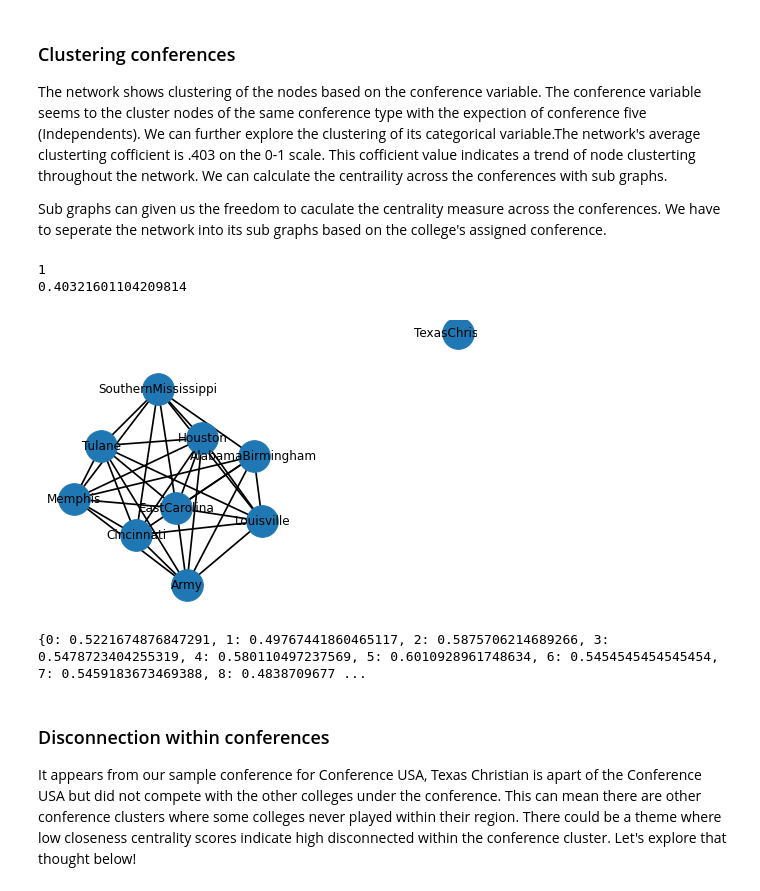
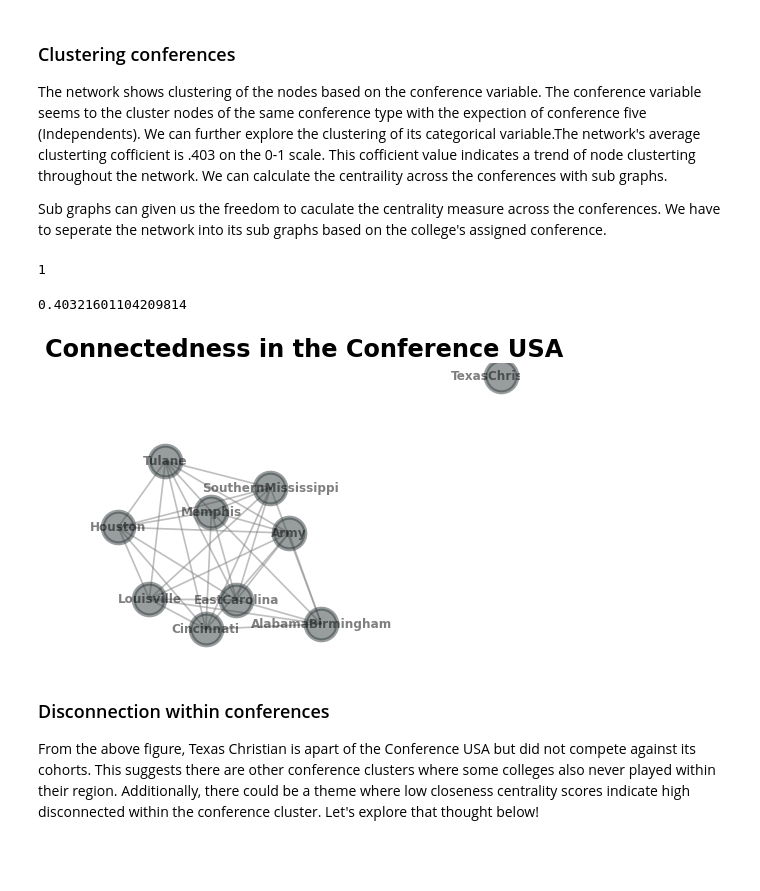
Before and after one commit to Vy4thewin/Data620_TeamVAC, a Jupyter notebook: Data620_Project 1.ipynb, the cells around one changed output. Saved outputs shown, nothing was run; the diff lists cells and outputs as text; code cells hidden in the pictures; blank space fills up the shorter version.

Commit message:
Made minor text edits and visual changes.

```diff
--- a/Data620_Project 1.ipynb
+++ b/Data620_Project 1.ipynb
@@ -180,56 +195,72 @@ df.sort_values(by=['Conference','College']).head(20)
 The network shows clustering of the nodes based on the conference variable. The conference variable seems to the cluster nodes of the same conference type with the expection of conference five (Independents). We can further explore the clustering of its categorical variable.The network's average clusterting cofficient is .403 on the 0-1 scale. This cofficient value indicates a trend of node clusterting throughout the network. We can calculate the centraility across the conferences with sub graphs.
 
 Sub graphs can given us the freedom to caculate the centrality measure across the conferences. We have to seperate the network into its sub graphs based on the college's assigned conference.
+# %%
+#Lets see if there any disconnect groups from the conferences, if groups>1 then there's a disconnect
+groups=nx.number_connected_components(teams)
+print(groups)
+# %% [output]
+1
+# %%
+#Find the average clustering coefficient of the network
+avg=nx.average_clustering(teams)
+print(avg)
+# %% [output]
+0.40321601104209814
 # %%
-#Lets see if there any disconnect groups from the conferences, if groups>1 then there's a disconnect
-groups=nx.number_connected_components(teams)
-print(groups)
-
-#Find the average clustering coefficient of the network
-avg=nx.average_clustering(teams)
-print(avg)
-
 #Creating a filtered list of nodes based on the categorical variable, Conference
 AC_list=[ n for n, d in teams.nodes(data=True) if d['value'] == 0]
 BE_list=[ n for n, d in teams.nodes(data=True) if d['value'] ==1]
 BT_list=[ n for n, d in teams.nodes(data=True) if d['value'] == 2]
 BTW_list=[ n for n, d in teams.nodes(data=True) if d['value'] == 3]
 CU_list=[ n for n, d in teams.nodes(data=True) if d['value'] == 4]
 I_list=[ n for n, d in teams.nodes(data=True) if d['value'] == 5]
 MA_list=[ n for n, d in teams.nodes(data=True) if d['value'] == 6]
 MW_list=[ n for n, d in teams.nodes(data=True) if d['value'] == 7]
 PT_list=[ n for n, d in teams.nodes(data=True) if d['value'] == 8]
 S_list=[ n for n, d in teams.nodes(data=True) if d['value'] == 9]
 SB_list=[ n for n, d in teams.nodes(data=True) if d['value'] == 10]
 WA_list=[ n for n, d in teams.nodes(data=True) if d['value'] == 11]
 
 #creating the sub graphs out of the clusters
 sub_AC=teams.subgraph(AC_list)
 sub_BE=teams.subgraph(BE_list)
 sub_BT=teams.subgraph(BT_list)
 sub_BTW=teams.subgraph(BTW_list)
 sub_CU=teams.subgraph(CU_list)
 sub_I=teams.subgraph(I_list)
 sub_MA=teams.subgraph(MA_list)
 sub_MW=teams.subgraph(MW_list)
 sub_PT=teams.subgraph(PT_list)
 sub_S=teams.subgraph(S_list)
 sub_SB=teams.subgraph(SB_list)
 sub_WA=teams.subgraph(WA_list)
 
 
 #lets take a peak at one sub graph, i.e Conference USA
 tn= nx.get_node_attributes(sub_CU, 'label')
-nx.draw(sub_CU, labels=tn, with_labels=True,node_size=1000,width=1.7,pos=nx.nx_pydot.graphviz_layout(sub_CU))
+nx.draw(sub_CU,
+        labels=tn,
+        with_labels=True,
+        font_size=12,
+        font_weight="bold",
+        font_color="black",
+        edge_color="grey",
+        node_shape="o",
+        alpha=0.5,
+        linewidths=4,
+        node_size=1000,
+        node_color="#333C3E",
+        width=1.7,
+        pos=nx.nx_pydot.graphviz_layout(sub_CU)
+       )
+plt.title("Connectedness in the Conference USA", fontdict= { 'fontsize': 24, 'fontweight':'bold'}, loc='center')
 plt.show()
 # %% [output]
-1
-0.40321601104209814
-[figure, old version]
+[figure, new version]
-{0: 0.5221674876847291, 1: 0.49767441860465117, 2: 0.5875706214689266, 3: 0.5478723404255319, 4: 0.580110497237569, 5: 0.6010928961748634, 6: 0.5454545454545454, 7: 0.5459183673469388, 8: 0.4838709677 ...
 # %% [markdown]
 ### Disconnection within conferences
 
-It appears from our sample conference for Conference USA, Texas Christian is apart of the Conference USA but did not compete with the other colleges under the conference. This can mean there are other conference clusters where some colleges never played within their region. There could be a theme where low closeness centrality scores indicate high disconnected within the conference cluster. Let's explore that thought below!
+From the above figure, Texas Christian is apart of the Conference USA but did not compete against its cohorts. This suggests there are other conference clusters where some colleges also never played within their region. Additionally, there could be a theme where low closeness centrality scores indicate high disconnected within the conference cluster. Let's explore that thought below!
 # %%
 #calculating the closeness centrality based on the conference
```
Also changed, not shown: parts of 7 cells of this notebook.
